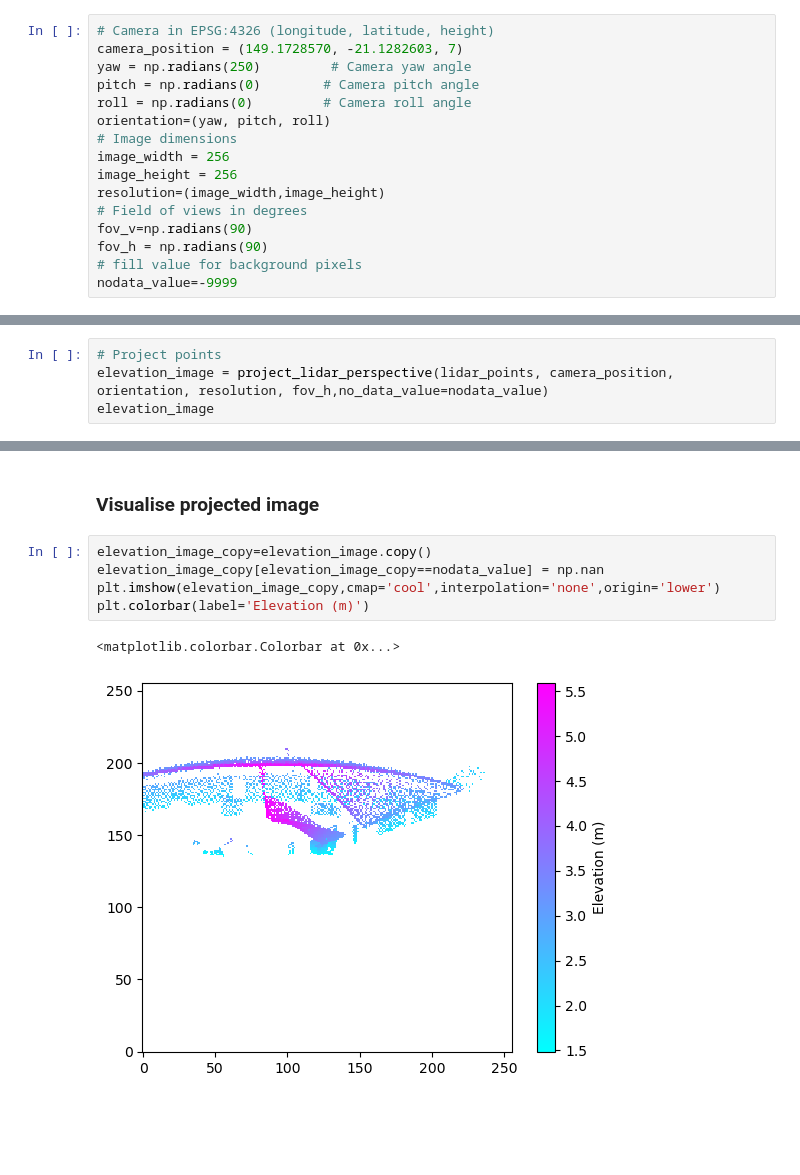
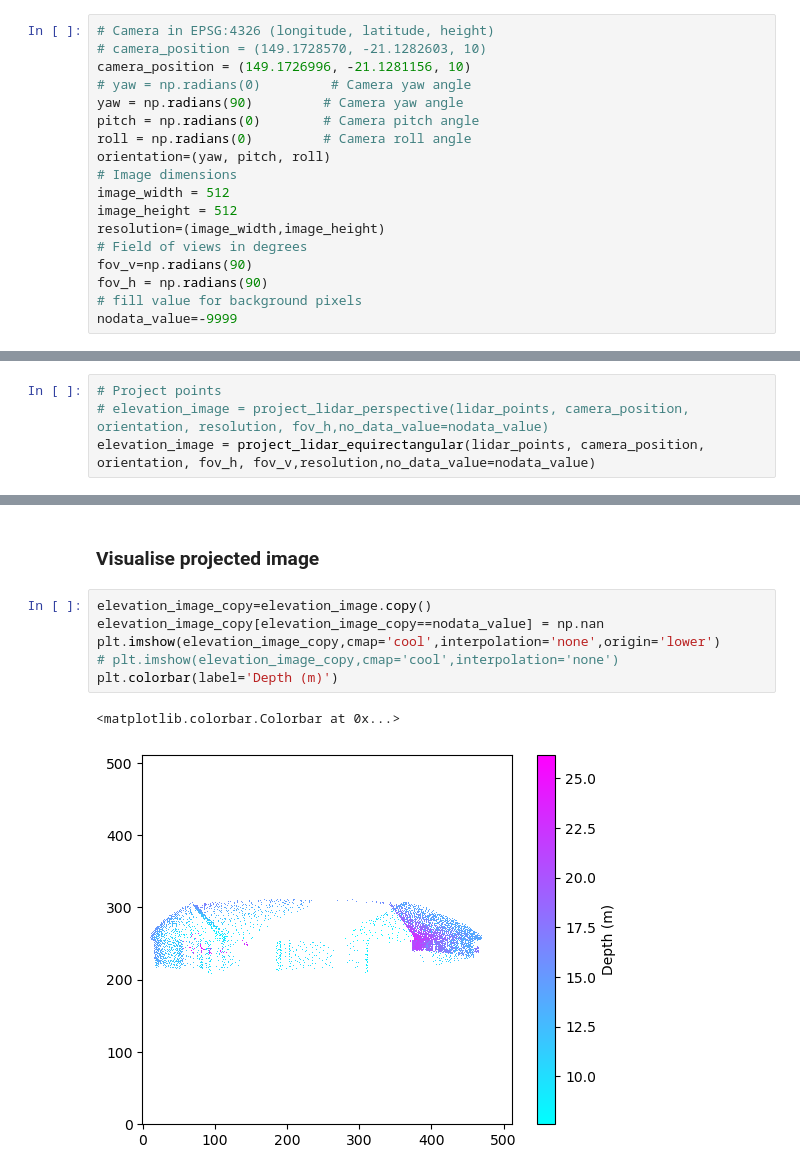
Before and after one commit to GeoscienceAustralia/GA_Floor_Height, a Jupyter notebook: lidar/2_Filter_points_project_to_facades.ipynb, the cells around one changed output, grey strips where cells are left out. Cells and saved outputs as stored; diff of their text form; blank space fills up the shorter version.

Commit message:
fixed rotation error in point cloud projection

```diff
--- a/lidar/2_Filter_points_project_to_facades.ipynb
+++ b/lidar/2_Filter_points_project_to_facades.ipynb
@@ -176,14 +198,16 @@ lidar_points = remove_noise(lidar_points, eps, min_samples)
 ### Set camera metadata
 # %%
 # Camera in EPSG:4326 (longitude, latitude, height)
-camera_position = (149.1728570, -21.1282603, 7)
-yaw = np.radians(250)         # Camera yaw angle
+# camera_position = (149.1728570, -21.1282603, 10)
+camera_position = (149.1726996, -21.1281156, 10)
+# yaw = np.radians(0)         # Camera yaw angle
+yaw = np.radians(90)         # Camera yaw angle
 pitch = np.radians(0)        # Camera pitch angle
 roll = np.radians(0)         # Camera roll angle
 orientation=(yaw, pitch, roll)
 # Image dimensions
-image_width = 256
-image_height = 256
+image_width = 512
+image_height = 512
 resolution=(image_width,image_height)
 # Field of views in degrees
 fov_v=np.radians(90)
@@ -200,5 +253,5 @@ camera_position=(camera_easting, camera_northing,camera_position[2])
 ### project point cloud
 # %%
 # Project points
-elevation_image = project_lidar_perspective(lidar_points, camera_position, orientation, resolution, fov_h,no_data_value=nodata_value)
-elevation_image
+# elevation_image = project_lidar_perspective(lidar_points, camera_position, orientation, resolution, fov_h,no_data_value=nodata_value)
+elevation_image = project_lidar_equirectangular(lidar_points, camera_position, orientation, fov_h, fov_v,resolution,no_data_value=nodata_value)
@@ -207,8 +278,9 @@ elevation_image
 # %%
 elevation_image_copy=elevation_image.copy()
 elevation_image_copy[elevation_image_copy==nodata_value] = np.nan
 plt.imshow(elevation_image_copy,cmap='cool',interpolation='none',origin='lower')
-plt.colorbar(label='Elevation (m)')
+# plt.imshow(elevation_image_copy,cmap='cool',interpolation='none')
+plt.colorbar(label='Depth (m)')
 # %% [output]
 <matplotlib.colorbar.Colorbar at 0x...>
-[figure, old version]
+[figure, new version]
```
Also changed, not shown: parts of 11 cells of this notebook, 1 other file.
